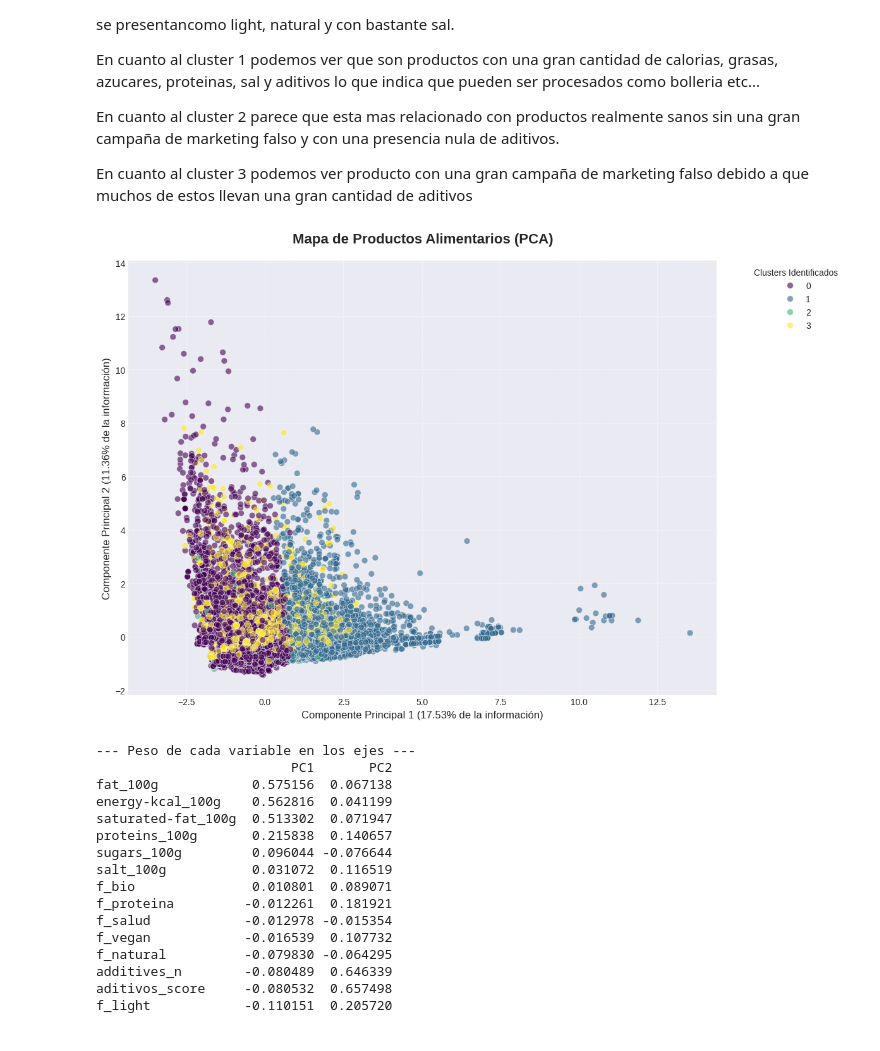
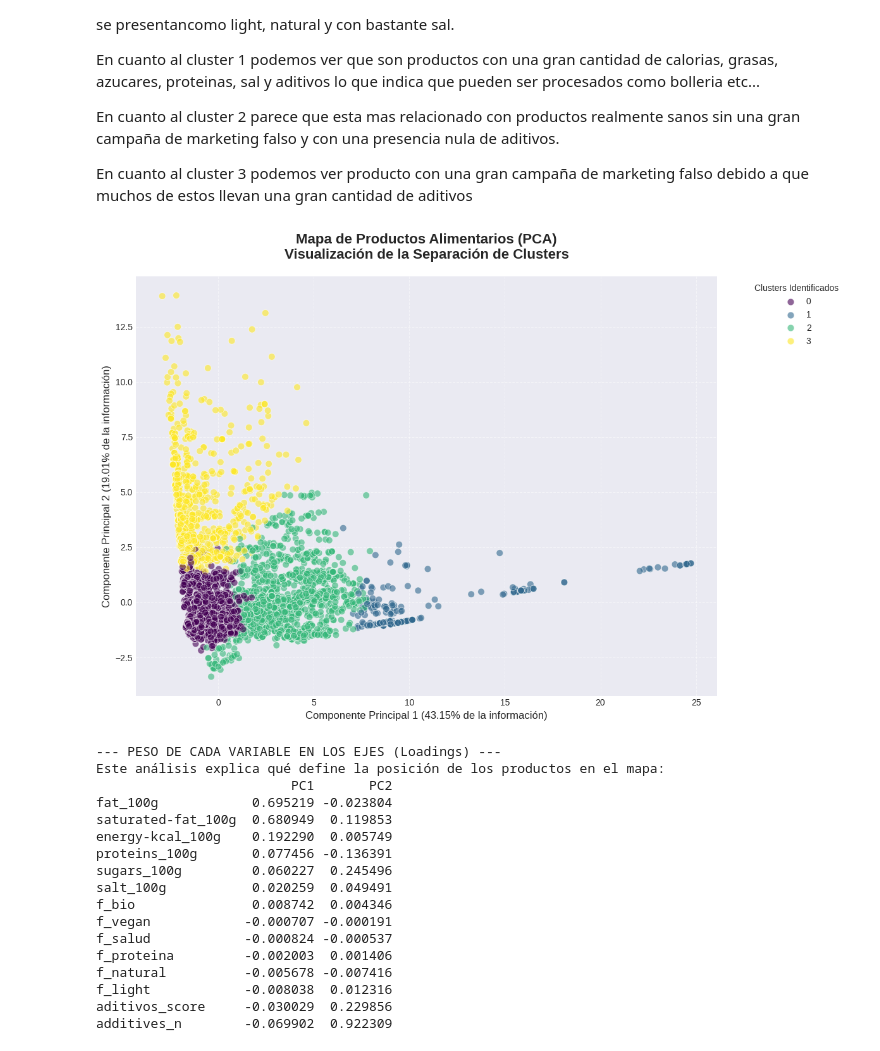
Before and after one commit to Kmpi17/TFMGreenWashing, a Jupyter notebook: TFG_KMPI.ipynb, the cells around one changed output. Saved outputs shown, nothing was run; the diff lists cells and outputs as text; code cells hidden in the pictures.

```diff
--- a/TFG_KMPI.ipynb
+++ b/TFG_KMPI.ipynb
@@ -1023,0 +1004,23 @@ PERFILADO DE CLUSTERS
+# %%
+
+k_final = 4
+
+
+kmeans_final = KMeans(n_clusters=k_final, random_state=42, n_init=10)
+df_product_train['cluster'] = kmeans_final.fit_predict(df_visualizacion)
+
+
+cols_analisis = [
+    'energy-kcal_100g', 'fat_100g', 'sugars_100g', 'salt_100g',
+    'additives_n', 'aditivos_score', 'f_bio', 'f_natural', 'f_salud', 'cluster'
+]
+
+perfiles = df_product_train[cols_analisis].groupby('cluster').mean().round(2)
+
+print(f"✅ Modelo entrenado con K={k_final}")
+print("\n--- PERFILES DE LOS CLUSTERS (Valores Medios Reales) ---")
+print(perfiles)
+
+
+print("\n--- TAMAÑO DE LOS GRUPOS ---")
+print(df_product_train['cluster'].value_counts().sort_index())
@@ -1072,55 +1113,63 @@ En cuanto al cluster 2 parece que esta mas relacionado con productos realmente s
 En cuanto al cluster 3 podemos ver producto con una gran campaña de marketing falso debido a que muchos de estos llevan una gran cantidad de aditivos
 # %%
 pca = PCA(n_components=2, random_state=42)
-pca_results = pca.fit_transform(df_product_train_scaled)
+pca_results = pca.fit_transform(df_visualizacion)
+
 
 varianza = pca.explained_variance_ratio_ * 100
 
+
 df_pca = pd.DataFrame(data=pca_results, columns=['PC1', 'PC2'])
-df_pca['cluster'] = df_products_model['cluster'].values
+df_pca['cluster'] = df_product_train['cluster'].values
+
 
 plt.figure(figsize=(12, 8))
 scatter = sns.scatterplot(
     x='PC1', y='PC2',
     hue='cluster',
     data=df_pca,
     palette='viridis',
     alpha=0.6,
     edgecolor='w',
-    s=50
+    s=60
 )
 
-plt.title('Mapa de Productos Alimentarios (PCA)', fontsize=16, fontweight='bold', pad=20)
+
+plt.title('Mapa de Productos Alimentarios (PCA)\nVisualización de la Separación de Clusters', fontsize=16, fontweight='bold', pad=20)
 plt.xlabel(f'Componente Principal 1 ({varianza[0]:.2f}% de la información)', fontsize=12)
 plt.ylabel(f'Componente Principal 2 ({varianza[1]:.2f}% de la información)', fontsize=12)
 
 plt.legend(title='Clusters Identificados', bbox_to_anchor=(1.05, 1), loc='upper left')
 plt.grid(True, linestyle='--', alpha=0.5)
 plt.tight_layout()
 plt.show()
 
+
 loadings = pd.DataFrame(
     pca.components_.T,
     columns=['PC1', 'PC2'],
-    index=columnas_modelo
+    index=columnas_totales
 )
-print("--- Peso de cada variable en los ejes ---")
+
+print("--- PESO DE CADA VARIABLE EN LOS EJES (Loadings) ---")
+print("Este análisis explica qué define la posición de los productos en el mapa:")
 print(loadings.sort_values(by='PC1', ascending=False))
 # %% [output]
-[figure, old version]
+[figure, new version]
---- Peso de cada variable en los ejes ---
+--- PESO DE CADA VARIABLE EN LOS EJES (Loadings) ---
+Este análisis explica qué define la posición de los productos en el mapa:
                          PC1       PC2
-fat_100g            0.575156  0.067138
-energy-kcal_100g    0.562816  0.041199
-saturated-fat_100g  0.513302  0.071947
-proteins_100g       0.215838  0.140657
-sugars_100g         0.096044 -0.076644
-salt_100g           0.031072  0.116519
-f_bio               0.010801  0.089071
-f_proteina         -0.012261  0.181921
-f_salud            -0.012978 -0.015354
-f_vegan            -0.016539  0.107732
-f_natural          -0.079830 -0.064295
-additives_n        -0.080489  0.646339
-aditivos_score     -0.080532  0.657498
-f_light            -0.110151  0.205720
+fat_100g            0.695219 -0.023804
+saturated-fat_100g  0.680949  0.119853
+energy-kcal_100g    0.192290  0.005749
+proteins_100g       0.077456 -0.136391
+sugars_100g         0.060227  0.245496
+salt_100g           0.020259  0.049491
+f_bio               0.008742  0.004346
+f_vegan            -0.000707 -0.000191
+f_salud            -0.000824 -0.000537
+f_proteina         -0.002003  0.001406
+f_natural          -0.005678 -0.007416
+f_light            -0.008038  0.012316
+aditivos_score     -0.030029  0.229856
+additives_n        -0.069902  0.922309
```
Also changed, not shown: parts of 23 cells of this notebook.
